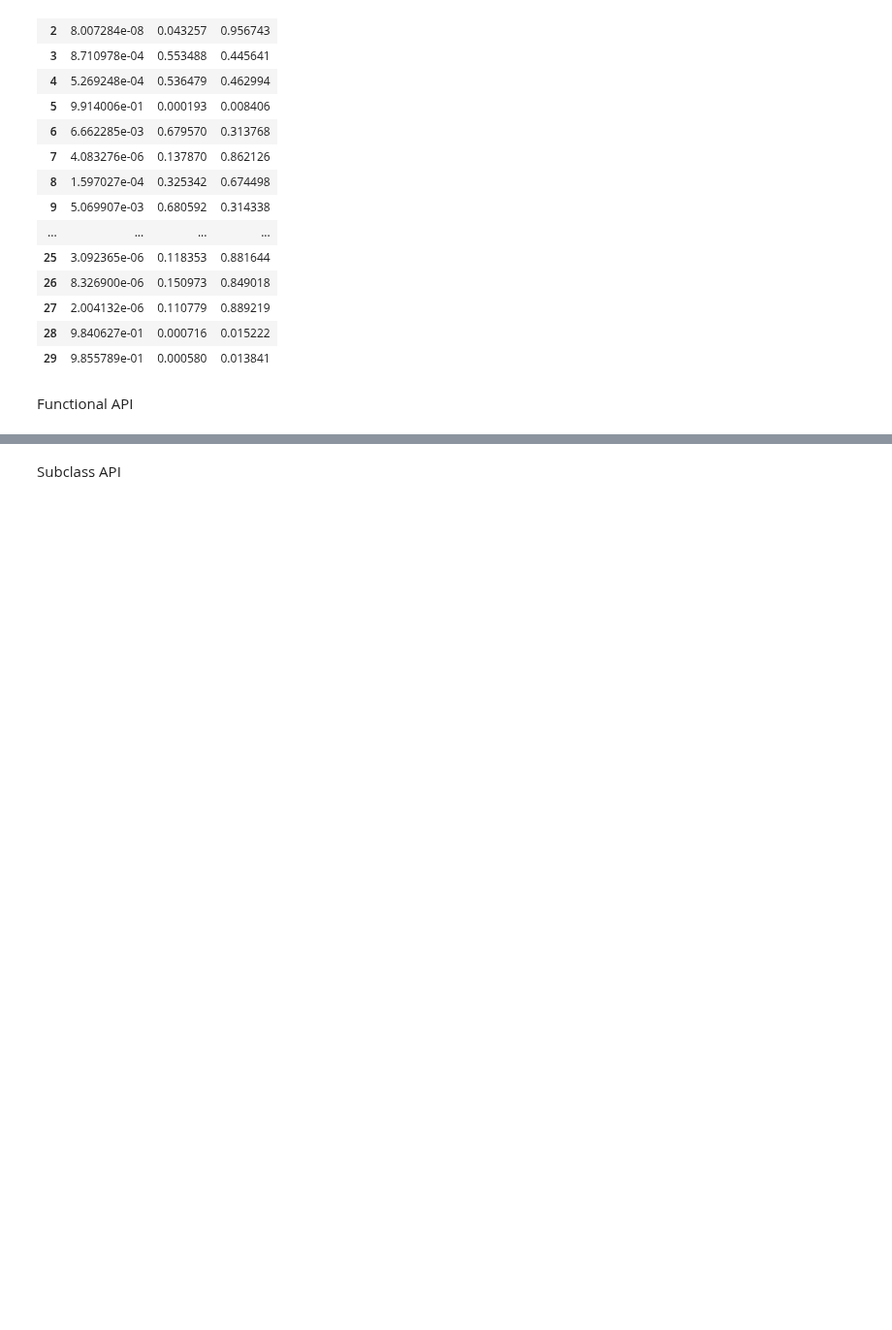
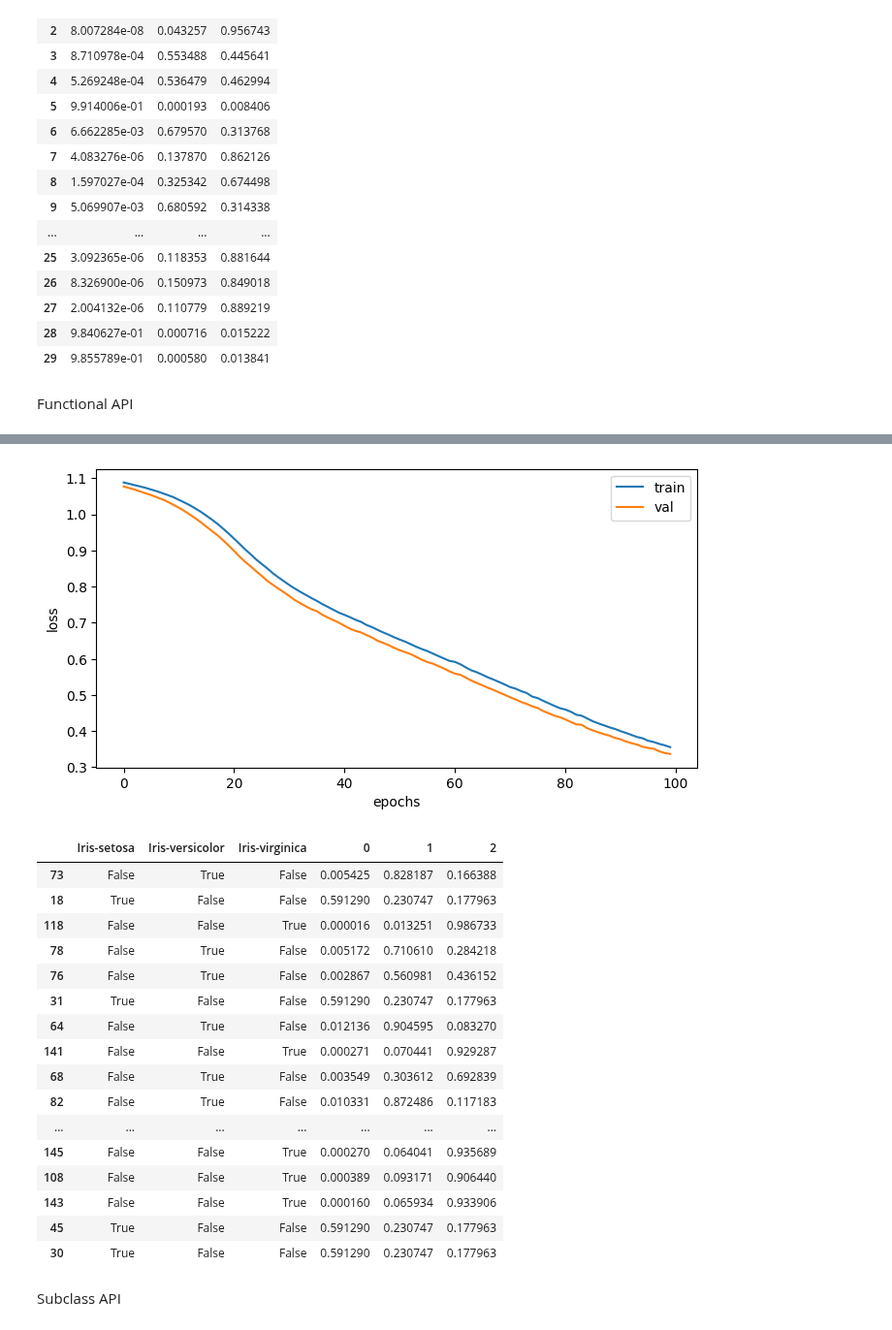
Before and after one commit to haram4th/finech, a Jupyter notebook: 06deep_learning/03텐서플로우로_다중분류하기.ipynb, the cells around one changed output, grey strips where cells are left out. Shown at 97% size. Cells and saved outputs as stored; diff of their text form; code cells hidden in the pictures; blank space fills up the shorter version.

```diff
--- a/06deep_learning/03텐서플로우로_다중분류하기.ipynb
+++ b/06deep_learning/03텐서플로우로_다중분류하기.ipynb
@@ -301,0 +304,8 @@ Functional API
+# %%
+inputs = Input(shape=(mms_X_train.shape[1],))
+x = Dense(16, activation='relu')(inputs)
+x = Dense(8, activation='relu')(x)
+x = Dense(4, activation='relu')(x)
+outputs = Dense(3, activation='softmax')(x)
+model = Model(inputs=inputs, outputs=outputs)
+model.summary()
@@ -301,0 +330,16 @@ Functional API
+# %%
+model.compile(loss="categorical_crossentropy", optimizer='adam', metrics=['accuracy'])
+history = model.fit(mms_X_train, y_train, epochs=100, batch_size=16,
+                    validation_data=(mms_X_test, y_test))
+pred = model.predict(mms_X_test)
+pred = pd.DataFrame(pred, index=y_test.index)
+result = pd.concat([y_test, pred], axis=1)
+plt.figure(figsize=(8,4))
+plt.plot(history.history['loss'])
+plt.plot(history.history['val_loss'])
+plt.xlabel("epochs")
+plt.ylabel("loss")
+plt.legend(['train', 'val'])
+plt.show()
+result
+# %% [output]
@@ -302,2 +363,20 @@ Functional API
+[figure, added]
+|  | Iris-setosa | Iris-versicolor | Iris-virginica | 0 | 1 | 2 |
+| 73 | False | True | False | 0.005425 | 0.828187 | 0.166388 |
+| 18 | True | False | False | 0.591290 | 0.230747 | 0.177963 |
+| 118 | False | False | True | 0.000016 | 0.013251 | 0.986733 |
+| 78 | False | True | False | 0.005172 | 0.710610 | 0.284218 |
+| 76 | False | True | False | 0.002867 | 0.560981 | 0.436152 |
+| 31 | True | False | False | 0.591290 | 0.230747 | 0.177963 |
+| 64 | False | True | False | 0.012136 | 0.904595 | 0.083270 |
+| 141 | False | False | True | 0.000271 | 0.070441 | 0.929287 |
+| 68 | False | True | False | 0.003549 | 0.303612 | 0.692839 |
+| 82 | False | True | False | 0.010331 | 0.872486 | 0.117183 |
+| ... | ... | ... | ... | ... | ... | ... |
+| 145 | False | False | True | 0.000270 | 0.064041 | 0.935689 |
+| 108 | False | False | True | 0.000389 | 0.093171 | 0.906440 |
+| 143 | False | False | True | 0.000160 | 0.065934 | 0.933906 |
+| 45 | True | False | False | 0.591290 | 0.230747 | 0.177963 |
+| 30 | True | False | False | 0.591290 | 0.230747 | 0.177963 |
 # %% [markdown]
 Subclass API
```
Also changed, not shown: parts of 5 cells of this notebook, 5 other files.
